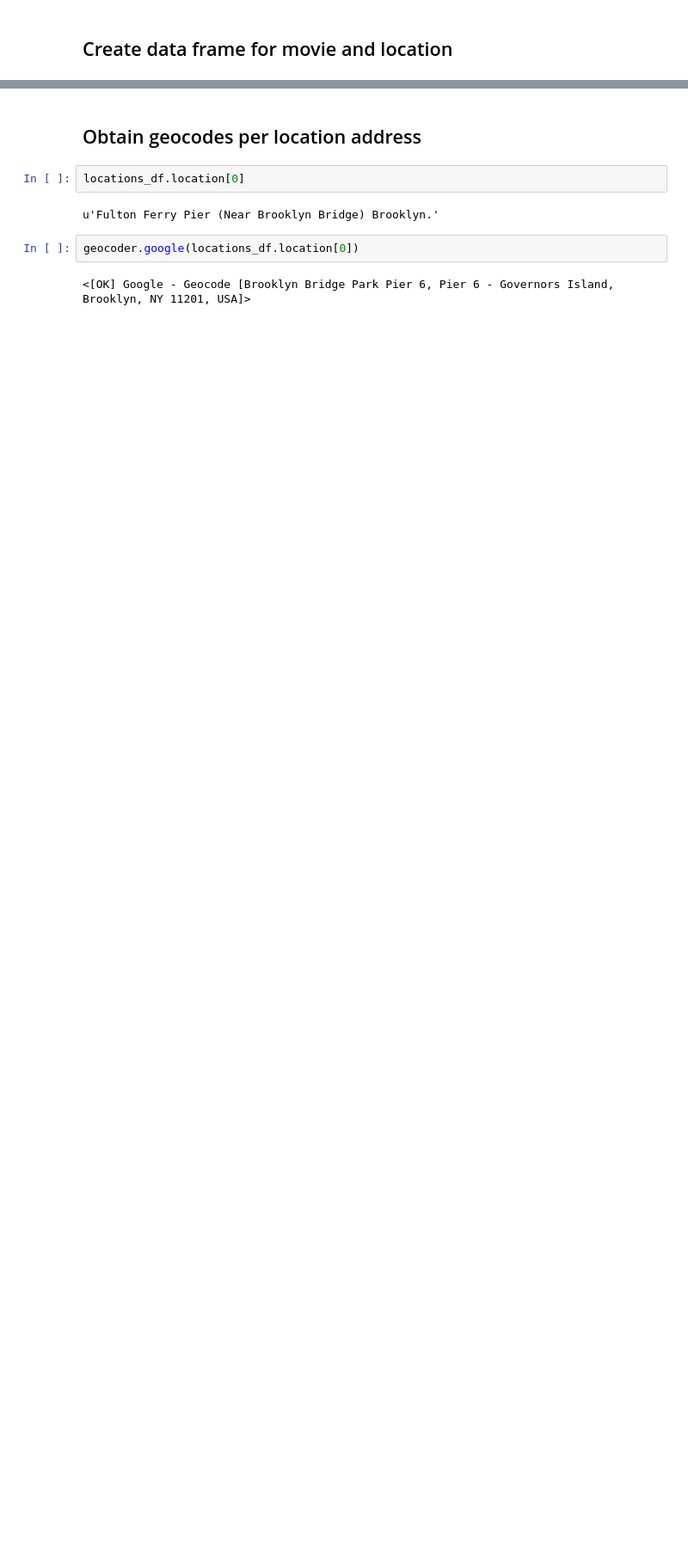
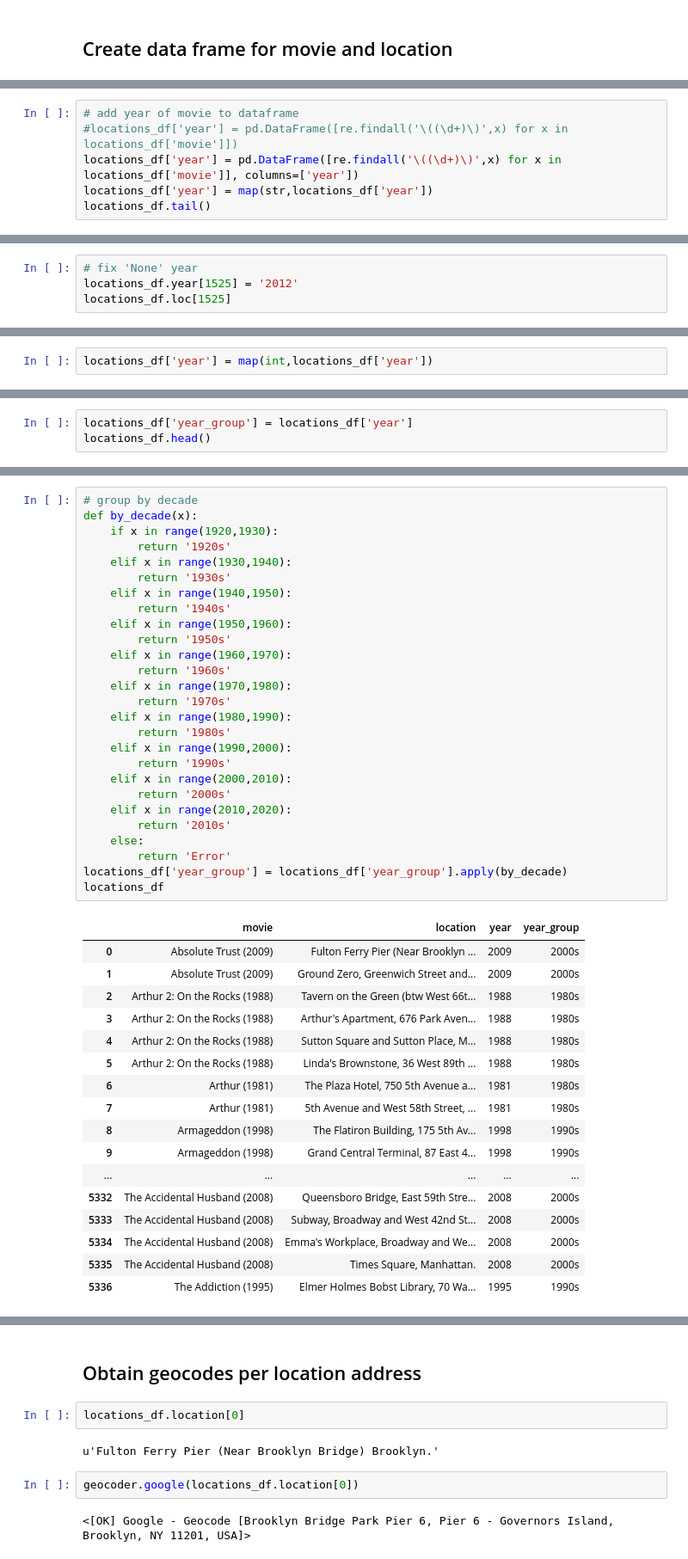
Before and after one commit to nycdatasci/bootcamp005_project, a Jupyter notebook: Project3-WebScraping/IsmaelJaimeCruz/NYC Movies Locations.ipynb, the cells around one changed output, grey strips where cells are left out. Shown at 86% size. Saved outputs shown, nothing was run; the diff lists cells and outputs as text; blank space fills up the shorter version.

```diff
--- a/Project3-WebScraping/IsmaelJaimeCruz/NYC Movies Locations.ipynb
+++ b/Project3-WebScraping/IsmaelJaimeCruz/NYC Movies Locations.ipynb
@@ -180,0 +163,6 @@ locations_df.head()
+# %%
+# add year of movie to dataframe
+#locations_df['year'] = pd.DataFrame([re.findall('\((\d+)\)',x) for x in locations_df['movie']])
+locations_df['year'] = pd.DataFrame([re.findall('\((\d+)\)',x) for x in locations_df['movie']], columns=['year'])
+locations_df['year'] = map(str,locations_df['year'])
+locations_df.tail()
@@ -180,0 +195,4 @@ locations_df.head()
+# %%
+# fix 'None' year
+locations_df.year[1525] = '2012'
+locations_df.loc[1525]
@@ -180,0 +204,2 @@ locations_df.head()
+# %%
+locations_df['year'] = map(int,locations_df['year'])
@@ -180,0 +226,3 @@ locations_df.head()
+# %%
+locations_df['year_group'] = locations_df['year']
+locations_df.head()
@@ -180,0 +236,45 @@ locations_df.head()
+# %%
+# group by decade
+def by_decade(x):
+    if x in range(1920,1930):
+        return '1920s'
+    elif x in range(1930,1940):
+        return '1930s'
+    elif x in range(1940,1950):
+        return '1940s'
+    elif x in range(1950,1960):
+        return '1950s'
+    elif x in range(1960,1970):
+        return '1960s'
+    elif x in range(1970,1980):
+        return '1970s'
+    elif x in range(1980,1990):
+        return '1980s'
+    elif x in range(1990,2000):
+        return '1990s'
+    elif x in range(2000,2010):
+        return '2000s'
+    elif x in range(2010,2020):
+        return '2010s'
+    else:
+        return 'Error'
+locations_df['year_group'] = locations_df['year_group'].apply(by_decade)
+locations_df
+# %% [output]
+|  | movie | location | year | year_group |
+| 0 | Absolute Trust (2009) | Fulton Ferry Pier (Near Brooklyn ... | 2009 | 2000s |
+| 1 | Absolute Trust (2009) | Ground Zero, Greenwich Street and... | 2009 | 2000s |
+| 2 | Arthur 2: On the Rocks (1988) | Tavern on the Green (btw West 66t... | 1988 | 1980s |
+| 3 | Arthur 2: On the Rocks (1988) | Arthur's Apartment, 676 Park Aven... | 1988 | 1980s |
+| 4 | Arthur 2: On the Rocks (1988) | Sutton Square and Sutton Place, M... | 1988 | 1980s |
+| 5 | Arthur 2: On the Rocks (1988) | Linda's Brownstone, 36 West 89th ... | 1988 | 1980s |
+| 6 | Arthur (1981) | The Plaza Hotel, 750 5th Avenue a... | 1981 | 1980s |
+| 7 | Arthur (1981) | 5th Avenue and West 58th Street, ... | 1981 | 1980s |
+| 8 | Armageddon (1998) | The Flatiron Building, 175 5th Av... | 1998 | 1990s |
+| 9 | Armageddon (1998) | Grand Central Terminal, 87 East 4... | 1998 | 1990s |
+| ... | ... | ... | ... | ... |
+| 5332 | The Accidental Husband (2008) | Queensboro Bridge, East 59th Stre... | 2008 | 2000s |
+| 5333 | The Accidental Husband (2008) | Subway, Broadway and West 42nd St... | 2008 | 2000s |
+| 5334 | The Accidental Husband (2008) | Emma's Workplace, Broadway and We... | 2008 | 2000s |
+| 5335 | The Accidental Husband (2008) | Times Square, Manhattan. | 2008 | 2000s |
+| 5336 | The Addiction (1995) | Elmer Holmes Bobst Library, 70 Wa... | 1995 | 1990s |
```
Also changed, not shown: parts of 38 cells of this notebook, 1 other file.
